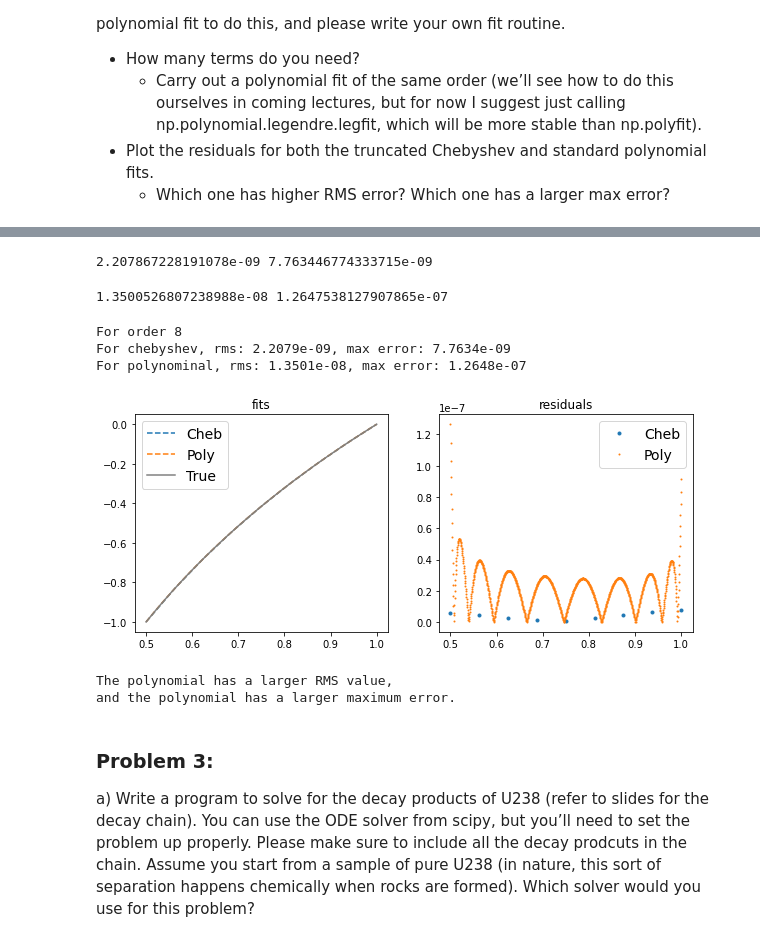
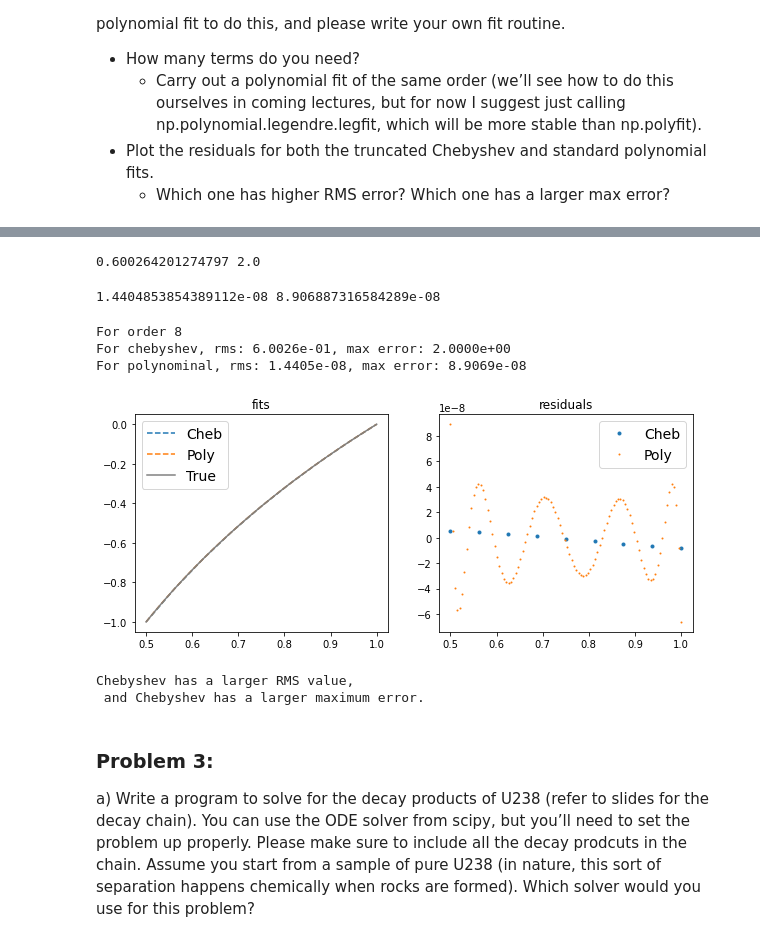
Before and after one commit to eklem1/Phys512_EK, a Jupyter notebook: PS2/PS2_EK.ipynb, the cells around one changed output, grey strips where cells are left out. Drawn from its saved outputs; the diff is of its cells as text; code cells hidden in the pictures.

Commit message:
i think 2 and 3 are wrong?

```diff
--- a/PS2/PS2_EK.ipynb
+++ b/PS2/PS2_EK.ipynb
@@ -174,10 +176,12 @@ def cheb_vals(c, ord):
     return mat@c
 # %%
 #cheb fit
-deg = 8
+deg = 5
 
-coeffs=cheb_fit(log,deg)
+coeffs=cheb_fit(log, deg)
 cheb_fitted = cheb_vals(coeffs, deg)
+print(coeffs)
+print(cheb_fitted)
 
 x=np.linspace(0.5,1,deg+1)
 y=log(x)
@@ -192,16 +202,17 @@ deg - max error
 5 - 5.5422333389287814e-12
 
 smaller deg give smaller max error, but also worst fit?
+This seems wrong
 """
 
 cheb_rms = np.std(np.abs(cheb_fitted-y))
 cheb_maxErr = np.max(np.abs(cheb_fitted-y))
 print(cheb_rms, cheb_maxErr)
 # %% [output]
-2.207867228191078e-09 7.763446774333715e-09
+0.600264201274797 2.0
 # %%
 #polyfit
-xp = np.linspace(0.5, 1, 1000)
+xp = np.linspace(0.5, 1, 100) #should this be for the same number of points?
 # print(x)
 yp = [math.log2(i) for i in xp]
 
@@ -215,36 +226,38 @@ polyfit_leg = np.polynomial.legendre.legval(xp, polyfit)
 poly_rms = np.std(np.abs(polyfit_leg-yp))
 poly_maxErr = np.max(np.abs(polyfit_leg-yp))
 print(poly_rms, poly_maxErr)
+
+# print(x, cheb_fitted)
 # %% [output]
-1.3500526807238988e-08 1.2647538127907865e-07
+1.4404853854389112e-08 8.906887316584289e-08
 # %%
 fig, ax = plt.subplots(1, 2, figsize=(10,4))
 
 ax[0].plot(x, cheb_fitted, label='Cheb', ls="--")
 ax[0].plot(xp, polyfit_leg, label='Poly', ls="--")
 ax[0].plot(xp, log(xp), label='True', color="grey")
 
 ax[0].set_title("fits")
 ax[0].legend(prop={'size': 14})
 
 
-ax[1].plot(x, np.abs(cheb_fitted-y), label='Cheb', ls="", marker=".")
-ax[1].plot(xp, np.abs(polyfit_leg-yp), label='Poly', ls="", marker=".", markersize=2)
+ax[1].plot(x, cheb_fitted-y, label='Cheb', ls="", marker=".")
+ax[1].plot(xp, polyfit_leg-yp, label='Poly', ls="", marker=".", markersize=2)
 
 ax[1].set_title("residuals")
 ax[1].legend(prop={'size': 14})
 # ax[1].set_ylabel("f' exact - f' approx")
 
 fig.show()
 
 print("For order {}".format(deg))
 print("For chebyshev, rms: {:.4e}, max error: {:.4e}".format(cheb_rms, cheb_maxErr))
 print("For polynominal, rms: {:.4e}, max error: {:.4e}".format(poly_rms, poly_maxErr))
 # %% [output]
 For order 8
-For chebyshev, rms: 2.2079e-09, max error: 7.7634e-09
-For polynominal, rms: 1.3501e-08, max error: 1.2648e-07
+For chebyshev, rms: 6.0026e-01, max error: 2.0000e+00
+For polynominal, rms: 1.4405e-08, max error: 8.9069e-08
-[figure, old version]
+[figure, new version]
 # %%
 if cheb_rms > poly_rms:
     print("Chebyshev has a larger RMS value,")
@@ -256,8 +269,8 @@ if cheb_maxErr > poly_maxErr:
 else:
     print("and the polynomial has a larger maximum error.")
 # %% [output]
-The polynomial has a larger RMS value,
-and the polynomial has a larger maximum error.
+Chebyshev has a larger RMS value,
+ and Chebyshev has a larger maximum error.
 # %%
 from scipy import integrate
 # %% [markdown]
```
Also changed, not shown: parts of 4 cells of this notebook.
